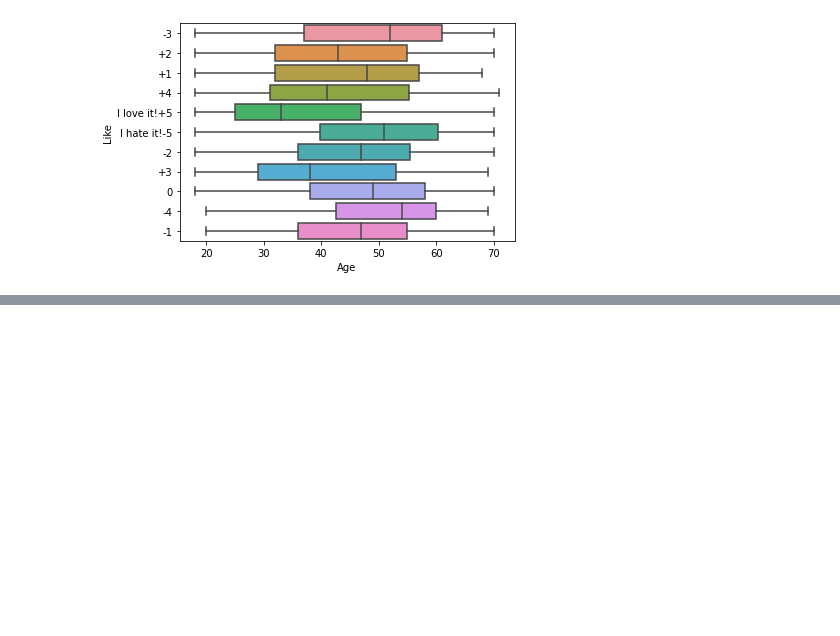
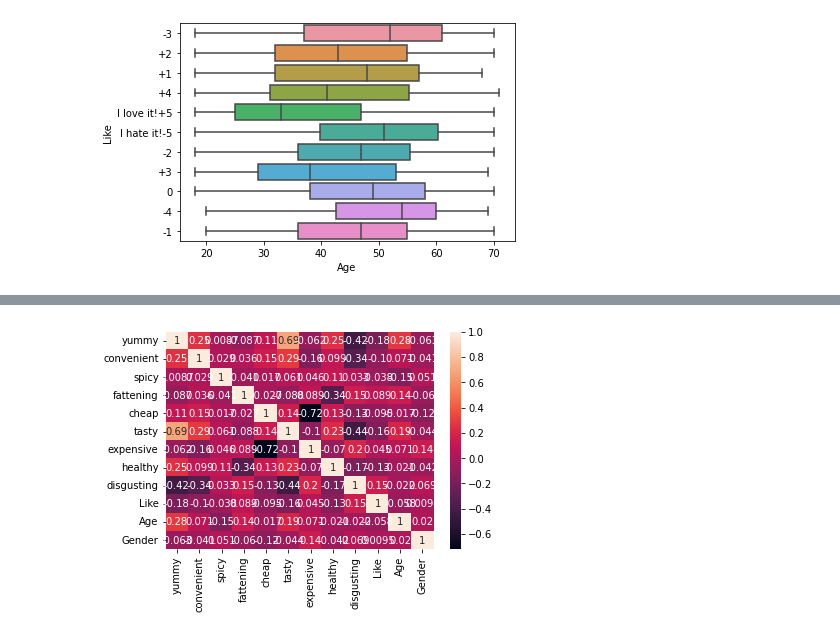
Before and after one commit to abhishekpal7630/8Queens-Problem, a Jupyter notebook: Step_7_of_market_segmentation_R_to_Python.ipynb, the cells around one changed output, grey strips where cells are left out. Cells and saved outputs as stored; diff of their text form; code cells hidden in the pictures; blank space fills up the shorter version.

```diff
--- a/Step_7_of_market_segmentation_R_to_Python.ipynb
+++ b/Step_7_of_market_segmentation_R_to_Python.ipynb
@@ -40,3 +40,9 @@ This box plot shows that consumers who liked Mcdonald's the most(+5) has maximum
 ax=sns.boxplot(x=df['Age'],y=df['Like'])
 # %% [output]
 [figure]
+# %%
+from sklearn.preprocessing import OrdinalEncoder
+ord1=OrdinalEncoder(categories=[['Yes','No']])
+ord0=OrdinalEncoder(categories=[['Male','Female']])
+ord2=OrdinalEncoder(categories=[['Never',"Once a year","Every three months","Once a month"," Once a week","More than once a week"]])
+ord3=OrdinalEncoder(categories=[['+3','I hate it!-5','-2','-1','0','+1','+2','-3','+4','-4','I love it!+5']])
@@ -42,0 +67,14 @@ ax=sns.boxplot(x=df['Age'],y=df['Like'])
+# %%
+from sklearn.preprocessing import LabelEncoder
+le=LabelEncoder()
+df['Gender']=ord0.fit_transform(df[['Gender']])
+df['yummy']=ord1.fit_transform(df[['yummy']])
+df['spicy']=ord1.fit_transform(df[['spicy']])
+df['convenient']=ord1.fit_transform(df[['convenient']])
+df['fattening']=ord1.fit_transform(df[['fattening']])
+df['cheap']=ord1.fit_transform(df[['cheap']])
+df['tasty']=ord1.fit_transform(df[['tasty']])
+df['expensive']=ord1.fit_transform(df[['expensive']])
+df['healthy']=ord1.fit_transform(df[['healthy']])
+df['disgusting']=ord1.fit_transform(df[['disgusting']])
+df['Like']=ord3.fit_transform(df[['Like']])
@@ -42,0 +106,6 @@ ax=sns.boxplot(x=df['Age'],y=df['Like'])
+# %%
+
+sns.heatmap(df.corr(),annot=True)
+plt.show()
+# %% [output]
+[figure, added]
```
Also changed, not shown: parts of 20 cells of this notebook.
